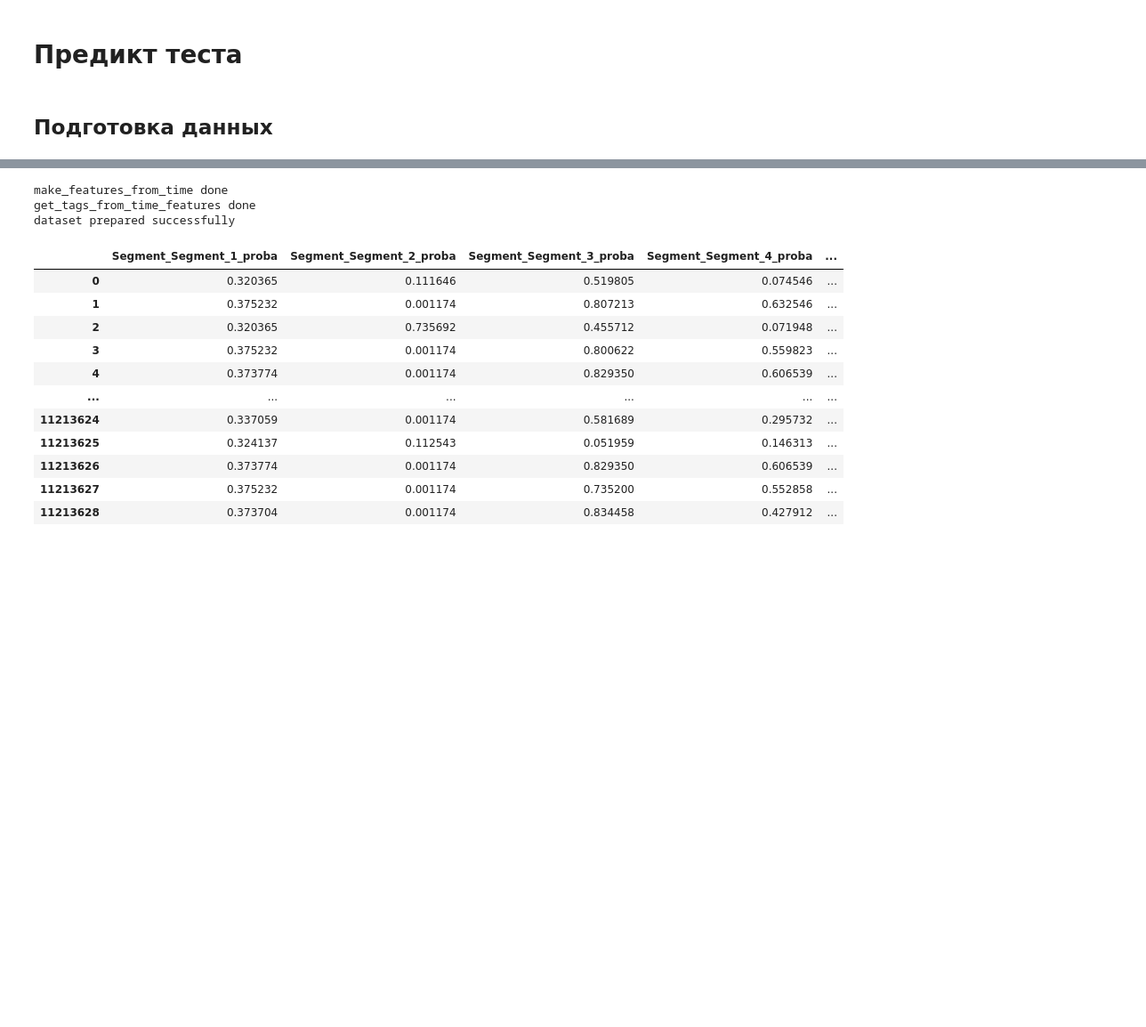
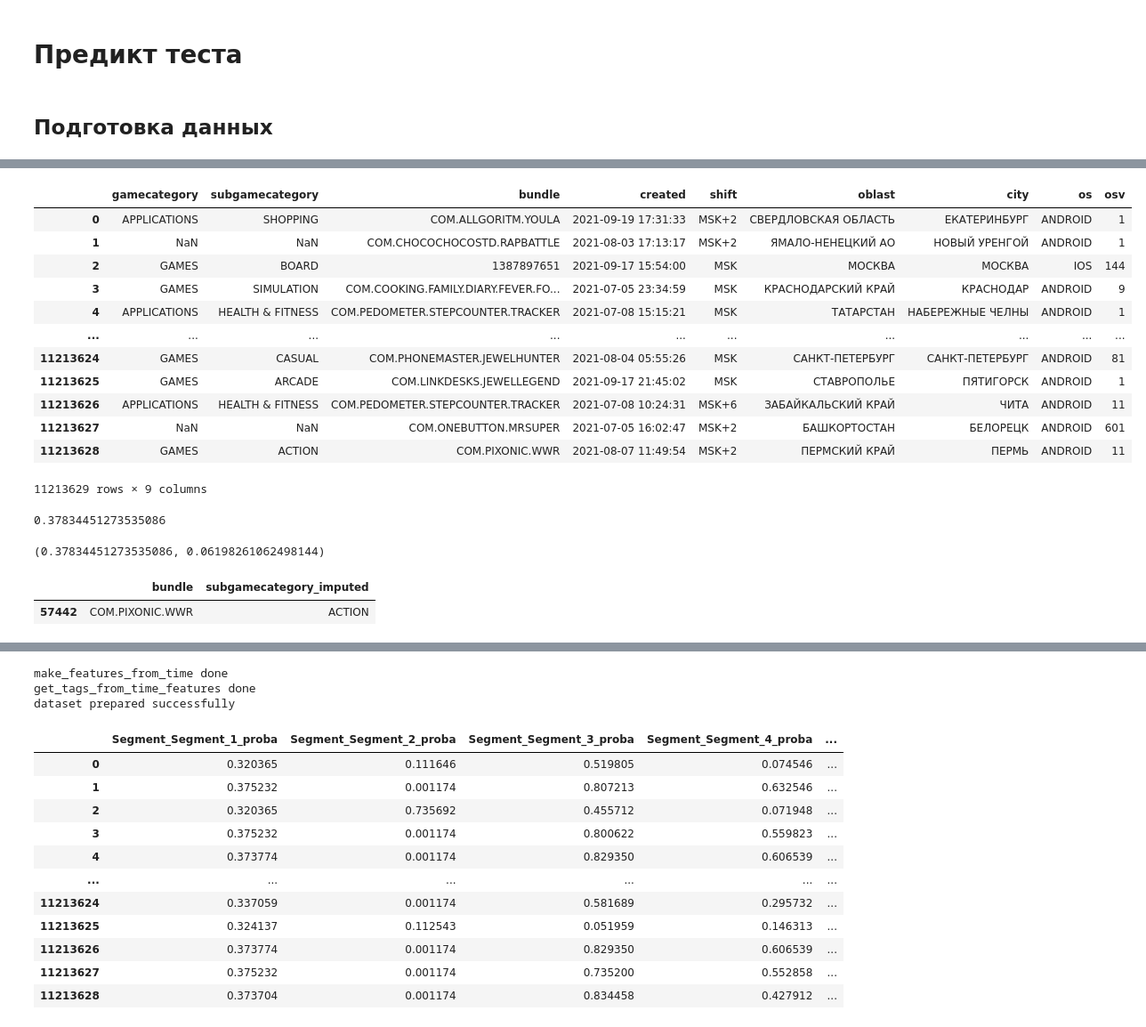
Before and after one commit to SerSmith/hackathon_hyper_ad_tech, a Jupyter notebook: notebooks/affernus_train_lgbm_fulldata_v10.ipynb, the cells around one changed output, grey strips where cells are left out. Shown: that part at 89% size. Saved outputs shown, nothing was run; the diff lists cells and outputs as text; code cells hidden in the pictures; blank space fills up the shorter version.

```diff
--- a/notebooks/affernus_train_lgbm_fulldata_v10.ipynb
+++ b/notebooks/affernus_train_lgbm_fulldata_v10.ipynb
@@ -536,0 +592,29 @@ test_raw_preprocessed['gamecategory'] = feature_preprocess.impute_column_test(te
+# %%
+test_raw_preprocessed
+# %% [output]
+|  | gamecategory | subgamecategory | bundle | created | shift | oblast | city | os | osv |
+| 0 | APPLICATIONS | SHOPPING | COM.ALLGORITM.YOULA | 2021-09-19 17:31:33 | MSK+2 | СВЕРДЛОВСКАЯ ОБЛАСТЬ | ЕКАТЕРИНБУРГ | ANDROID | 1 |
+| 1 | NaN | NaN | COM.CHOCOCHOCOSTD.RAPBATTLE | 2021-08-03 17:13:17 | MSK+2 | ЯМАЛО-НЕНЕЦКИЙ АО | НОВЫЙ УРЕНГОЙ | ANDROID | 1 |
+| 2 | GAMES | BOARD | 1387897651 | 2021-09-17 15:54:00 | MSK | МОСКВА | МОСКВА | IOS | 144 |
+| 3 | GAMES | SIMULATION | COM.COOKING.FAMILY.DIARY.FEVER.FO... | 2021-07-05 23:34:59 | MSK | КРАСНОДАРСКИЙ КРАЙ | КРАСНОДАР | ANDROID | 9 |
+| 4 | APPLICATIONS | HEALTH & FITNESS | COM.PEDOMETER.STEPCOUNTER.TRACKER | 2021-07-08 15:15:21 | MSK | ТАТАРСТАН | НАБЕРЕЖНЫЕ ЧЕЛНЫ | ANDROID | 1 |
+| ... | ... | ... | ... | ... | ... | ... | ... | ... | ... |
+| 11213624 | GAMES | CASUAL | COM.PHONEMASTER.JEWELHUNTER | 2021-08-04 05:55:26 | MSK | САНКТ-ПЕТЕРБУРГ | САНКТ-ПЕТЕРБУРГ | ANDROID | 81 |
+| 11213625 | GAMES | ARCADE | COM.LINKDESKS.JEWELLEGEND | 2021-09-17 21:45:02 | MSK | СТАВРОПОЛЬЕ | ПЯТИГОРСК | ANDROID | 1 |
+| 11213626 | APPLICATIONS | HEALTH & FITNESS | COM.PEDOMETER.STEPCOUNTER.TRACKER | 2021-07-08 10:24:31 | MSK+6 | ЗАБАЙКАЛЬСКИЙ КРАЙ | ЧИТА | ANDROID | 11 |
+| 11213627 | NaN | NaN | COM.ONEBUTTON.MRSUPER | 2021-07-05 16:02:47 | MSK+2 | БАШКОРТОСТАН | БЕЛОРЕЦК | ANDROID | 601 |
+| 11213628 | GAMES | ACTION | COM.PIXONIC.WWR | 2021-08-07 11:49:54 | MSK+2 | ПЕРМСКИЙ КРАЙ | ПЕРМЬ | ANDROID | 11 |
+11213629 rows × 9 columns
+# %%
+(test_raw['subgamecategory'].str.upper() != test_raw_preprocessed['subgamecategory']).sum() / test_raw.shape[0]
+# %% [output]
+0.37834451273535086
+# %%
+test_raw['subgamecategory'].isna().sum() / test_raw.shape[0], test_raw_preprocessed['subgamecategory'].isna().sum() / test_raw.shape[0]
+# %% [output]
+(0.37834451273535086, 0.06198261062498144)
+# %%
+mode_sub[mode_sub['bundle'] == 'COM.PIXONIC.WWR']
+# %% [output]
+|  | bundle | subgamecategory_imputed |
+| 57442 | COM.PIXONIC.WWR | ACTION |
```
Also changed, not shown: parts of 7 cells of this notebook, 2 other files.
